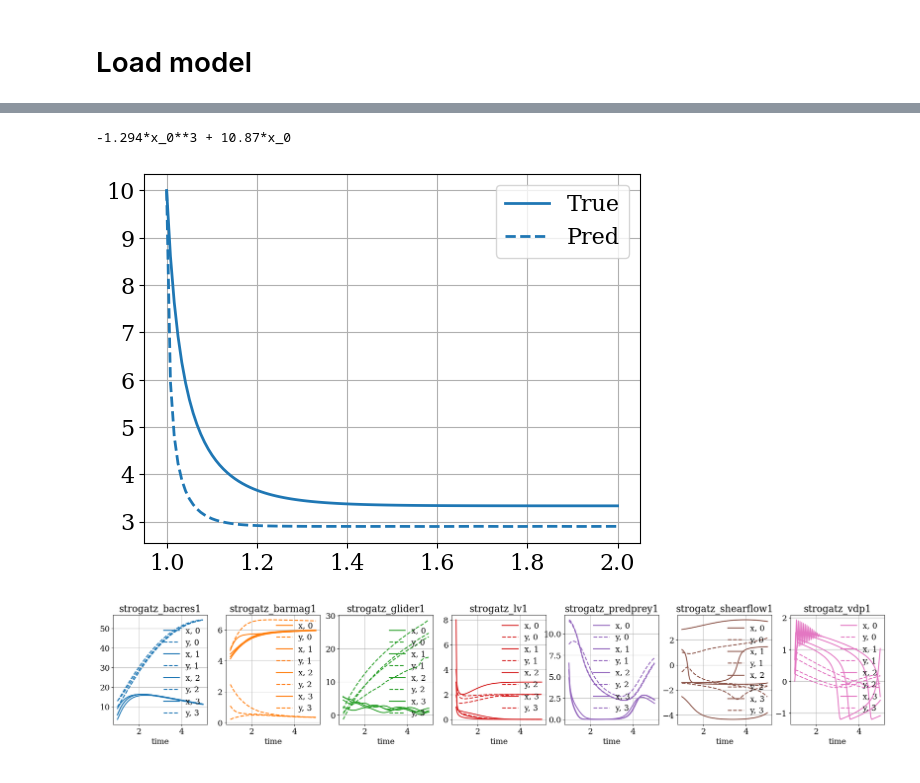
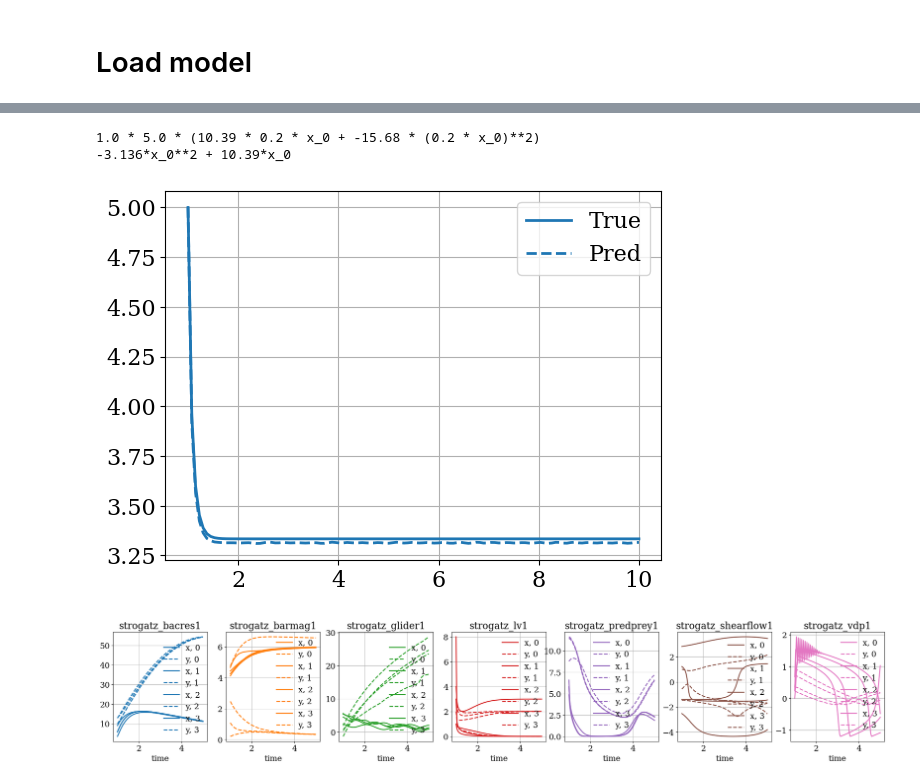
Before and after one commit to sdascoli/odeformer, a Jupyter notebook: tests.ipynb, the cells around one changed output, grey strips where cells are left out. Drawn from its saved outputs; the diff is of its cells as text; code cells hidden in the pictures.

```diff
--- a/tests.ipynb
+++ b/tests.ipynb
@@ -48,8 +48,9 @@ paths = [
     #"sympy"
     #"mlm"
     #"scale"
-    "poly_big"
+    #"poly_big"
     #"bounded"
+    "poly_new"
        ]
 
 
@@ -263,7 +263,7 @@ for i, (_, sample) in enumerate(df.iterrows()):
 # %% [markdown]
 # Load model
 # %%
-run = runs[1]
+run = runs[0]
 args = run['args']
 extra_args = {
     'reload_checkpoint':run['args'].dump_path.replace('/sb_u0621_liac_scratch','/data/rcp'),
@@ -279,10 +279,10 @@ Checkpoint reloaded. Resuming at epoch 10 / iteration 30000 ...
 # %%
-dstr.rescale=False
+dstr.rescale=True
 dstr.average_trajectories=False
 
 dstr.model.beam_type = 'sampling'
 dstr.model.beam_size = 3
-dstr.model.beam_temperature = .5
+dstr.model.beam_temperature = .1
 # %%
 a = 3 # growth rate of rabbits
 b = 3 # death rate of rabbits
@@ -315,13 +315,13 @@ plt.plot(time, trajectories[0][:,1], color='C1')
 
 candidates = dstr.fit(times, trajectories, sort_metric='r2_zero')
 print(candidates)
-for tree in candidates[0][:]:
+for i, tree in enumerate(candidates[0][:1]):
     sympy_trees = env.simplifier.tree_to_sympy_expr(tree)
     for sympy_tree in sympy_trees:
         display(sympy_tree)
     pred_trajectory = integrate_ode(trajectories[0][0], time, tree, "solve_ivp", debug=True)
     try:
-        plt.plot(time, pred_trajectory[:,0], ls='--', label='Pred')
+        plt.plot(time, pred_trajectory[:,0], ls='--', label=f'Pred {i}')
         plt.plot(time, pred_trajectory[:,1], ls='--')
     except:
         print(traceback.format_exc())
@@ -341,29 +337,31 @@ $\displaystyle x_{1} \cdot \left(1.487 x_{0} - 1.612 x_{1}\right)$
 # %%
-dstr.rescale=False
+dstr.rescale=True
 a = -3
 b = 10
 c = 0
 def quadratic(X, t):
     return np.array([a*X[0]**2+b*X[0]+c])
 
 # solve ODE
-times = np.linspace(1, 2, 120)     # time
-y0 = [10] # initials conditions
+times = np.linspace(1, 10, 120)     # time
+y0 = [5] # initials conditions
 trajectory = integrate.odeint(quadratic, y0, times)
 # plot results
 plt.plot(times, trajectory[:,0], color='C0', label='True')
 
 candidates = dstr.fit(times, trajectory)
 tree = candidates[0][0]
 for tree in candidates[0][:1]:
+    print(tree)
     print(env.simplifier.readable_tree(tree))
     pred_trajectory = integrate_ode(y0,times, tree, "solve_ivp")
     plt.plot(sorted(times), pred_trajectory[:,0], color='C0', ls='--', label='Pred')
 plt.legend()
 plt.show()
 # %% [output]
--1.294*x_0**3 + 10.87*x_0
+1.0 * 5.0 * (10.39 * 0.2 * x_0 + -15.68 * (0.2 * x_0)**2)
+-3.136*x_0**2 + 10.39*x_0
-[figure, old version]
+[figure, new version]
 # %%
 import numpy as np
 import matplotlib.pyplot as plt
```
Also changed, not shown: parts of 9 cells of this notebook, 6 other files.
